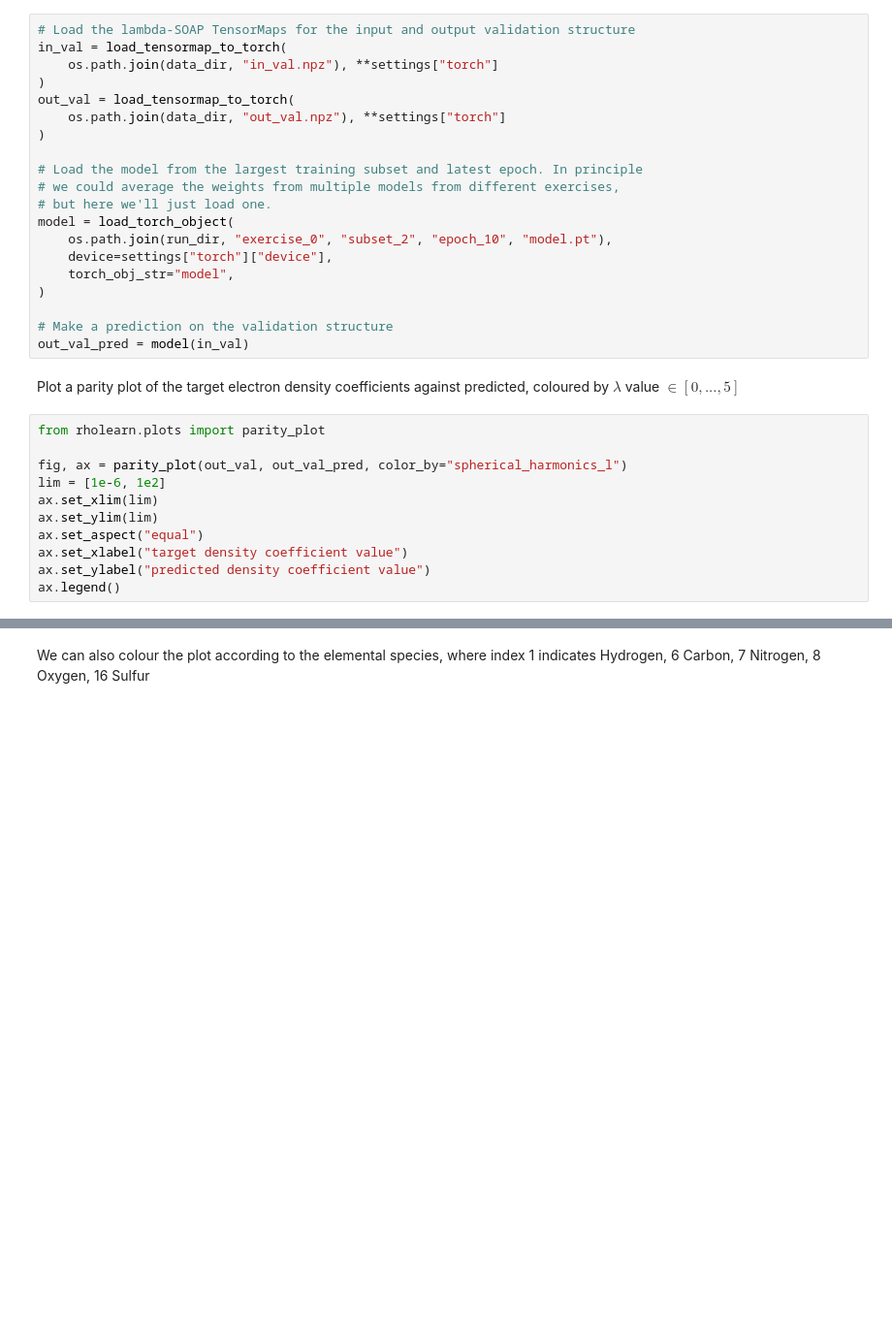
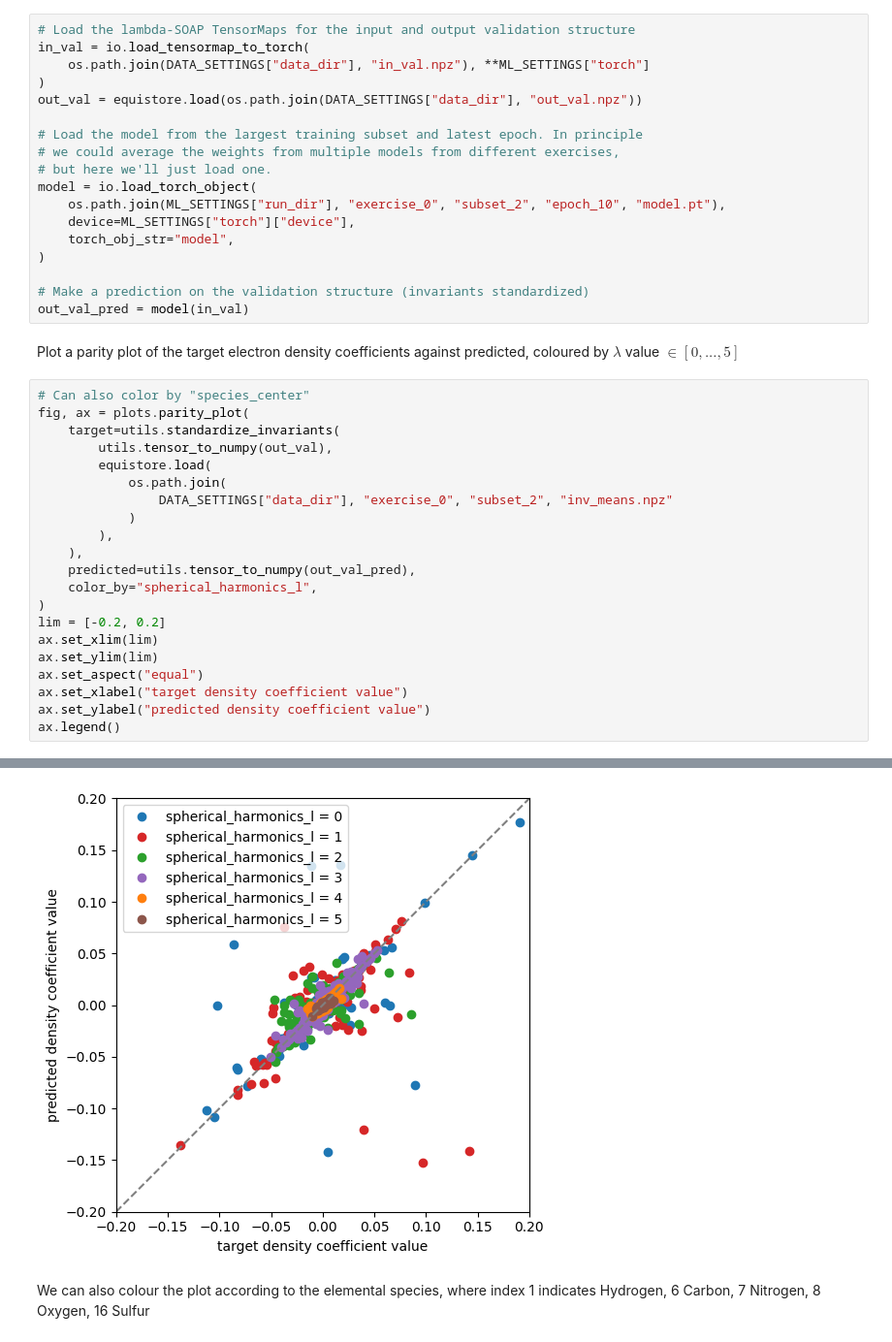
Before and after one commit to m-stack-org/rho_learn, a Jupyter notebook: docs/example/azoswitch/3_analysis.ipynb, the cells around one changed output, grey strips where cells are left out. Shown at 97% size. Saved outputs shown, nothing was run; the diff lists cells and outputs as text; blank space fills up the shorter version.

```diff
--- a/docs/example/azoswitch/3_analysis.ipynb
+++ b/docs/example/azoswitch/3_analysis.ipynb
@@ -97,35 +89,44 @@ target) electron density. Then, load the best model and make a prediction on the
 validation structure.
 # %%
 # Load the lambda-SOAP TensorMaps for the input and output validation structure
-in_val = load_tensormap_to_torch(
-    os.path.join(data_dir, "in_val.npz"), **settings["torch"]
+in_val = io.load_tensormap_to_torch(
+    os.path.join(DATA_SETTINGS["data_dir"], "in_val.npz"), **ML_SETTINGS["torch"]
 )
-out_val = load_tensormap_to_torch(
-    os.path.join(data_dir, "out_val.npz"), **settings["torch"]
-)
+out_val = equistore.load(os.path.join(DATA_SETTINGS["data_dir"], "out_val.npz"))
 
 # Load the model from the largest training subset and latest epoch. In principle
 # we could average the weights from multiple models from different exercises,
 # but here we'll just load one.
-model = load_torch_object(
-    os.path.join(run_dir, "exercise_0", "subset_2", "epoch_10", "model.pt"),
-    device=settings["torch"]["device"],
+model = io.load_torch_object(
+    os.path.join(ML_SETTINGS["run_dir"], "exercise_0", "subset_2", "epoch_10", "model.pt"),
+    device=ML_SETTINGS["torch"]["device"],
     torch_obj_str="model",
 )
 
-# Make a prediction on the validation structure
+# Make a prediction on the validation structure (invariants standardized)
 out_val_pred = model(in_val)
 # %% [markdown]
 Plot a parity plot of the target electron density coefficients against
 predicted, coloured by $\lambda$ value $\in [0, ..., 5]$
 # %%
-from rholearn.plots import parity_plot
-
-fig, ax = parity_plot(out_val, out_val_pred, color_by="spherical_harmonics_l")
-lim = [1e-6, 1e2]
+# Can also color by "species_center"
+fig, ax = plots.parity_plot(
+    target=utils.standardize_invariants(
+        utils.tensor_to_numpy(out_val),
+        equistore.load(
+            os.path.join(
+                DATA_SETTINGS["data_dir"], "exercise_0", "subset_2", "inv_means.npz"
+            )
+        ),
+    ),
+    predicted=utils.tensor_to_numpy(out_val_pred),
+    color_by="spherical_harmonics_l",
+)
+lim = [-0.2, 0.2]
 ax.set_xlim(lim)
 ax.set_ylim(lim)
 ax.set_aspect("equal")
 ax.set_xlabel("target density coefficient value")
 ax.set_ylabel("predicted density coefficient value")
 ax.legend()
+# %% [output]
@@ -132,3 +135,4 @@ ax.legend()
+[figure, added]
 # %% [markdown]
 We can also colour the plot according to the elemental species, where index 1
 indicates Hydrogen, 6 Carbon, 7 Nitrogen, 8 Oxygen, 16 Sulfur
```
Also changed, not shown: parts of 14 cells of this notebook, 1 other file.
